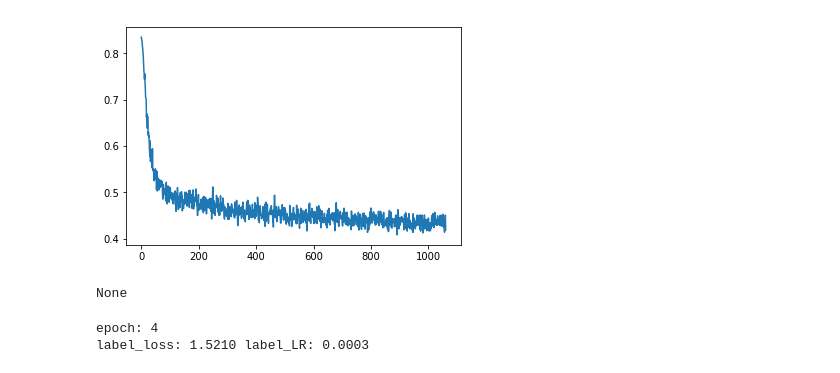
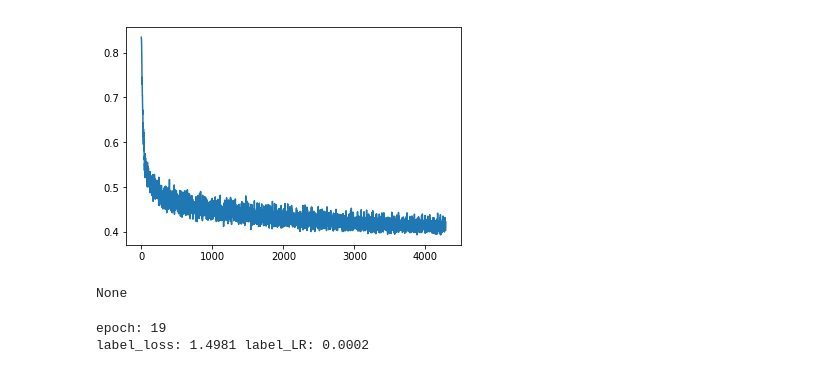
Before and after one commit to darthdeus/npfl114, a Jupyter notebook: labs/05/Torch Fashion.ipynb, the cells around one changed output. Drawn from its saved outputs; the diff is of its cells as text; code cells hidden in the pictures.

```diff
--- a/labs/05/Torch Fashion.ipynb
+++ b/labs/05/Torch Fashion.ipynb
@@ -37,8 +37,8 @@ class MasksDataset(data.Dataset):
     def __getitem__(self, idx):
         return {
             "images": self.images[idx],
-            "masks": self.masks[idx] if self.masks is not None else None,
-            "labels": self.labels[idx] if self.labels is not None else None
+            "masks": self.masks[idx] if self.masks is not None else self.images[idx],
+            "labels": self.labels[idx] if self.labels is not None else self.images[idx]
         }
 
     def torch_image(self, img):
@@ -143,11 +153,11 @@ class Trainer:
 # %%
 mask_model = nn.Sequential(
-    ConvBlock(1, 64),
-    ConvBlock(64, 128),
-    DeconvBlock(128, 64),
-    DeconvBlock(64, 32),
+    ConvBlock(1, 128),
+    ConvBlock(128, 256),
+    DeconvBlock(256, 128),
+    DeconvBlock(128, 128),
 
-    nn.Conv2d(32, 1, 3, padding=1),
+    nn.Conv2d(128, 1, 3, padding=1),
     nn.Sigmoid()
 ).cuda()
 # %%
@@ -159,6 +169,10 @@ label_model = nn.Sequential(
 
     Flatten(),
     nn.Linear(128, 1024),
+    nn.Dropout(),
+    nn.ReLU(),
+    nn.Linear(1024, 1024),
+    nn.Dropout(),
     nn.ReLU(),
     nn.Linear(1024, 10),
     nn.Softmax(1)
@@ -169,4 +180,4 @@ train_loader = data.DataLoader(train, batch_size=BATCH_SIZE)
 # %%
-mask_trainer = Trainer(mask_model, 0.01, nn.MSELoss())
-mask_trainer.fit(train_loader, lambda batch: Variable(batch["masks"]).cuda(), epochs=10)
+mask_trainer = Trainer(mask_model, 0.01, nn.MSELoss(), step_size=500)
+mask_trainer.fit(train_loader, lambda batch: Variable(batch["masks"]).cuda(), epochs=200)
 # %% [output]
@@ -177,8 +188,8 @@ label_loss: 0.0072 label_LR: 0.0034
 # %%
-label_trainer = Trainer(label_model, 0.0005, nn.CrossEntropyLoss())
-label_trainer.fit(train_loader, lambda batch: Variable(batch["labels"]).cuda())
+label_trainer = Trainer(label_model, 0.0005, nn.CrossEntropyLoss(), step_size=200)
+label_trainer.fit(train_loader, lambda batch: Variable(batch["labels"]).cuda(), epochs=20)
 # %% [output]
-[figure, old version]
+[figure, new version]
 None
-epoch: 4
-label_loss: 1.5210 label_LR: 0.0003
+epoch: 19
+label_loss: 1.4981 label_LR: 0.0002
```
Also changed, not shown: parts of 28 cells of this notebook, 4 other files.
